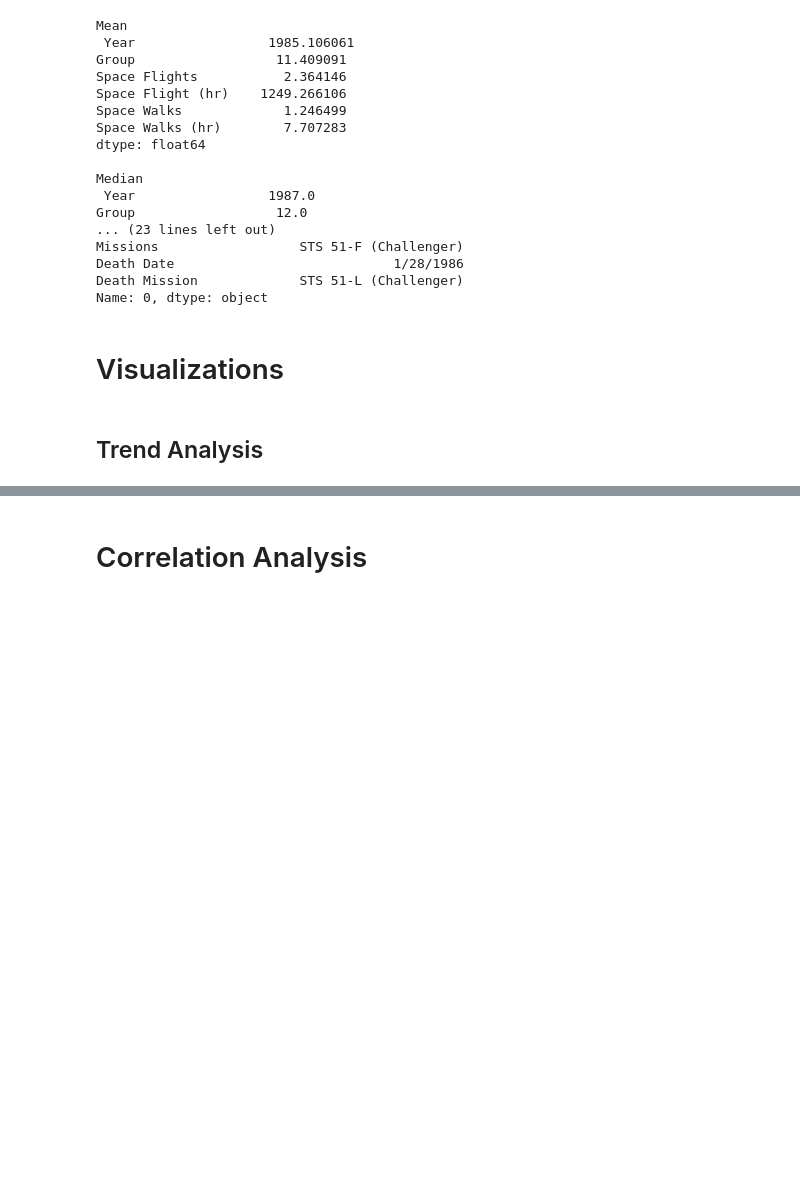
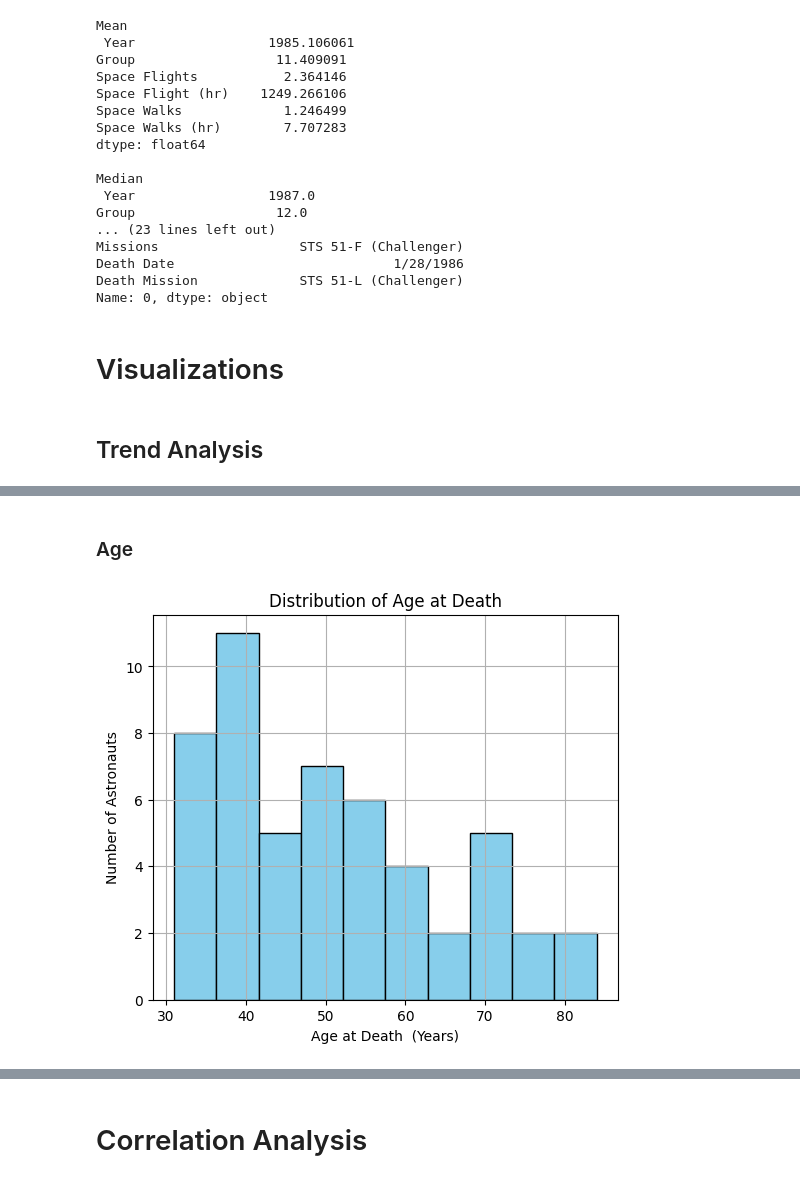
Before and after one commit to mahnraslam/EDA_on_NASA_astronauts_data, a Jupyter notebook: astronauts.ipynb, the cells around one changed output, grey strips where cells are left out. Drawn from its saved outputs; the diff is of its cells as text; code cells hidden in the pictures; blank space fills up the shorter version.

```diff
--- a/astronauts.ipynb
+++ b/astronauts.ipynb
@@ -151,3 +142,17 @@ plt.show()
+# %% [markdown]
+### Age
+# %%
+dates = df_astronauts.loc[df_astronauts['Death Date'].notna()].loc[:,['Birth Date', 'Death Date']]
+age  =  (pd.to_datetime(dates['Death Date'],format = "mixed") - pd.to_datetime(dates['Birth Date'],format = "mixed")).dt.days // 365
+plt.figure(figsize=(6, 5))
+plt.hist(age, bins=10, color='skyblue', edgecolor='black')
+plt.xlabel("Age at Death  (Years)")
+plt.ylabel("Number of Astronauts")
+plt.title("Distribution of Age at Death")
+plt.grid(True)
+plt.show()
+# %% [output]
+[figure, added]
 # %%
 
 fig, ax = plt.subplots()
```
Also changed, not shown: parts of 38 cells of this notebook, 3 other files.
